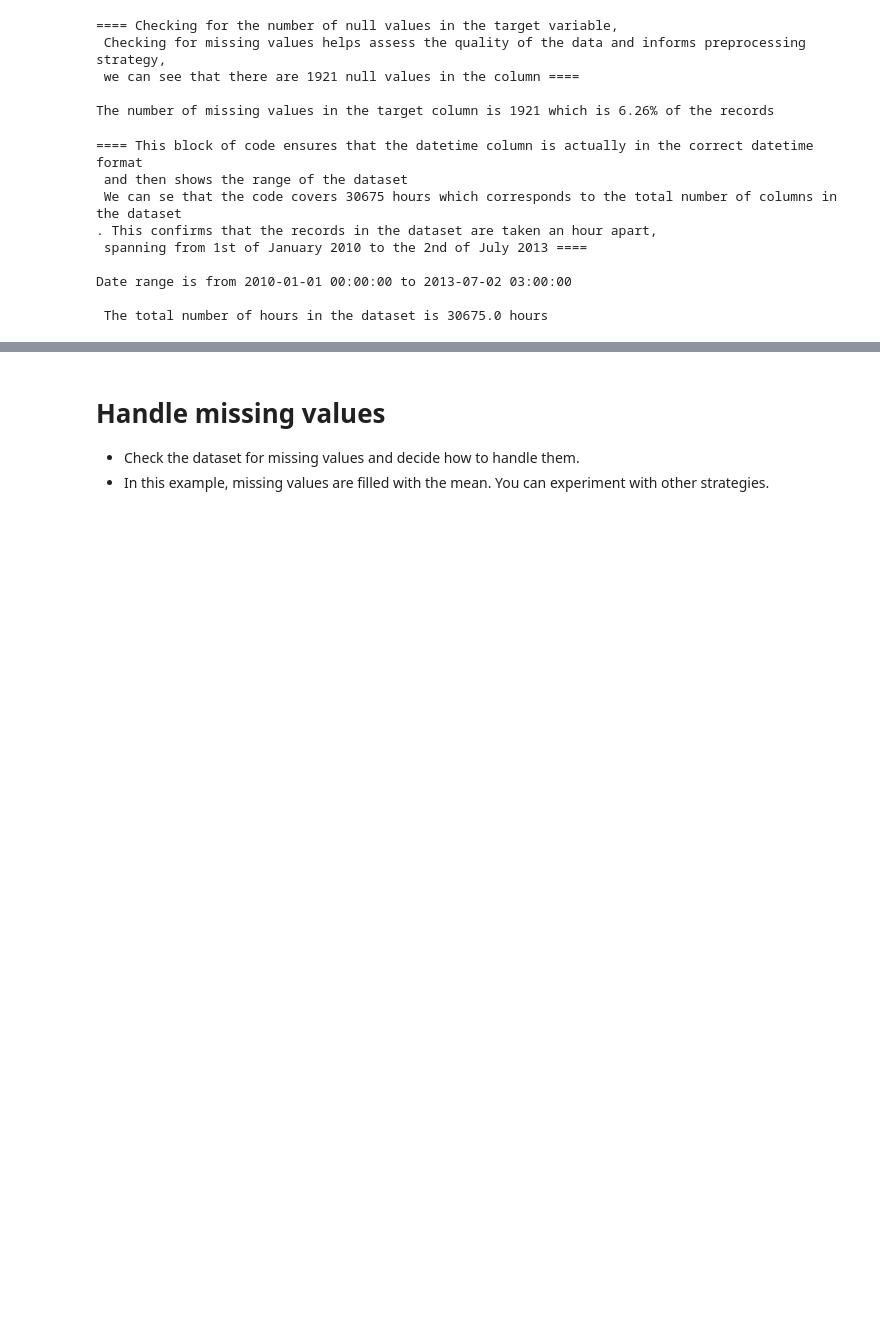
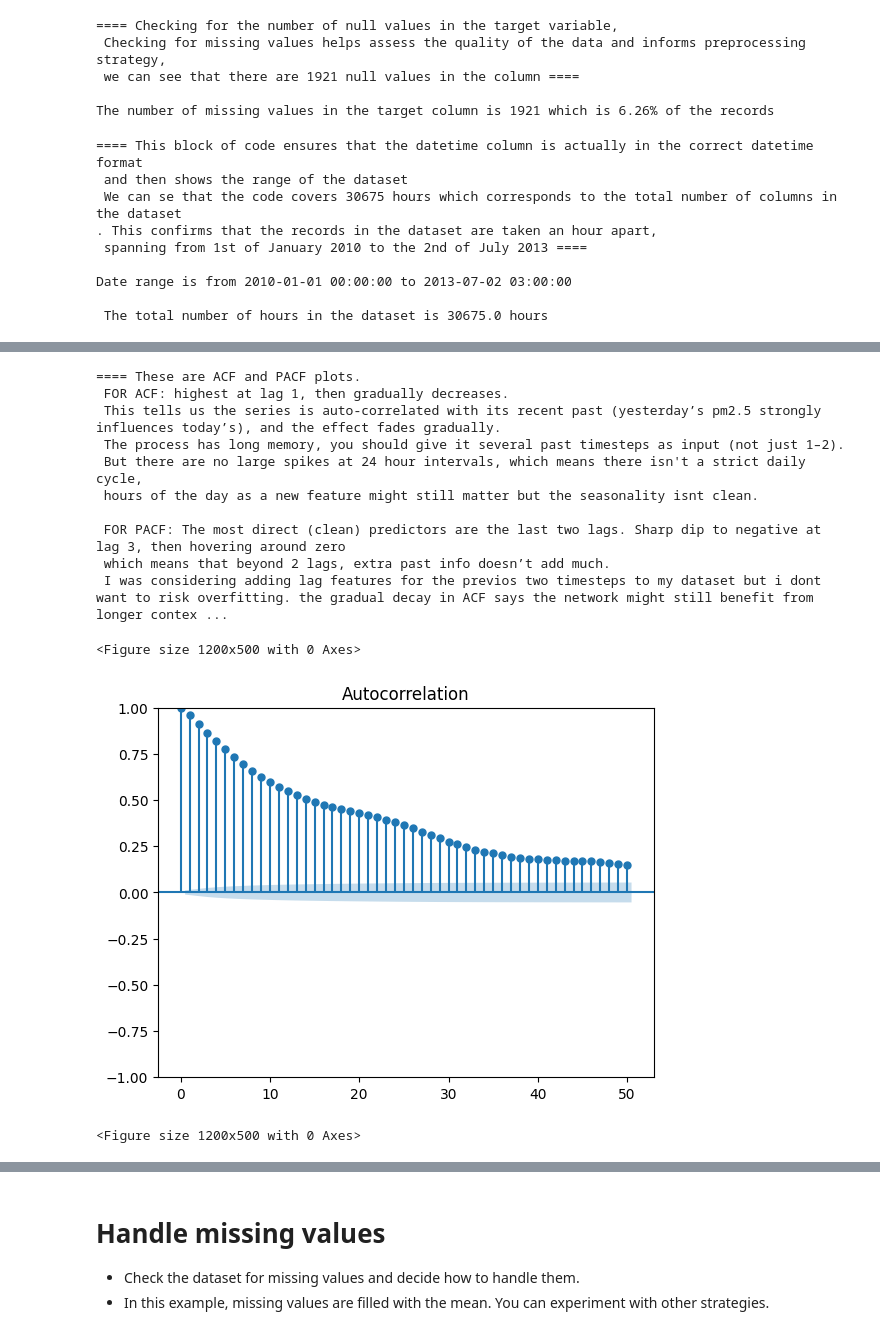
Before and after one commit to j-agbaje/Beijing_PM2.5_forecasting_model, a Jupyter notebook: air_quality_forecasting_starter_code.ipynb, the cells around one changed output, grey strips where cells are left out. Cells and saved outputs as stored; diff of their text form; code cells hidden in the pictures; blank space fills up the shorter version.

```diff
--- a/air_quality_forecasting_starter_code.ipynb
+++ b/air_quality_forecasting_starter_code.ipynb
@@ -149,0 +171,27 @@ Date range is from 2010-01-01 00:00:00 to 2013-07-02 03:00:00
+# %%
+comment("These are ACF and PACF plots.\n FOR ACF: highest at lag 1, then gradually decreases.\n This tells us the series is auto-correlated with its recent past (yesterday’s pm2.5 strongly influences today’s), and the effect fades gradually.\n The process has long memory, you should give it several past timesteps as input (not just 1–2).\n But there are no large spikes at 24 hour intervals, which means there isn't a strict daily cycle,\n hours of the day as a new feature might still matter but the seasonality isnt clean.\n\n FOR PACF: The most direct (clean) predictors are the last two lags. Sharp dip to negative at lag 3, then hovering around zero\n which means that beyond 2 lags, extra past info doesn’t add much.\n I was considering adding lag features for the previos two timesteps to my dataset but i dont want to risk overfitting. the gradual decay in ACF says the network might still benefit from longer context of about 24hrs ")
+
+from statsmodels.graphics.tsaplots import plot_acf, plot_pacf
+import matplotlib.pyplot as plt
+
+plt.figure(figsize=(12,5))
+plot_acf(train['pm2.5'].dropna(), lags=50)
+plt.show()
+
+plt.figure(figsize=(12,5))
+plot_pacf(train['pm2.5'].dropna(), lags=50)
+plt.show()
+# %% [output]
+==== These are ACF and PACF plots.
+ FOR ACF: highest at lag 1, then gradually decreases.
+ This tells us the series is auto-correlated with its recent past (yesterday’s pm2.5 strongly influences today’s), and the effect fades gradually.
+ The process has long memory, you should give it several past timesteps as input (not just 1–2).
+ But there are no large spikes at 24 hour intervals, which means there isn't a strict daily cycle,
+ hours of the day as a new feature might still matter but the seasonality isnt clean.
+
+ FOR PACF: The most direct (clean) predictors are the last two lags. Sharp dip to negative at lag 3, then hovering around zero
+ which means that beyond 2 lags, extra past info doesn’t add much.
+ I was considering adding lag features for the previos two timesteps to my dataset but i dont want to risk overfitting. the gradual decay in ACF says the network might still benefit from longer contex ...
+<Figure size 1200x500 with 0 Axes>
+[figure, added]
+<Figure size 1200x500 with 0 Axes>
```
Also changed, not shown: parts of 14 cells of this notebook.
